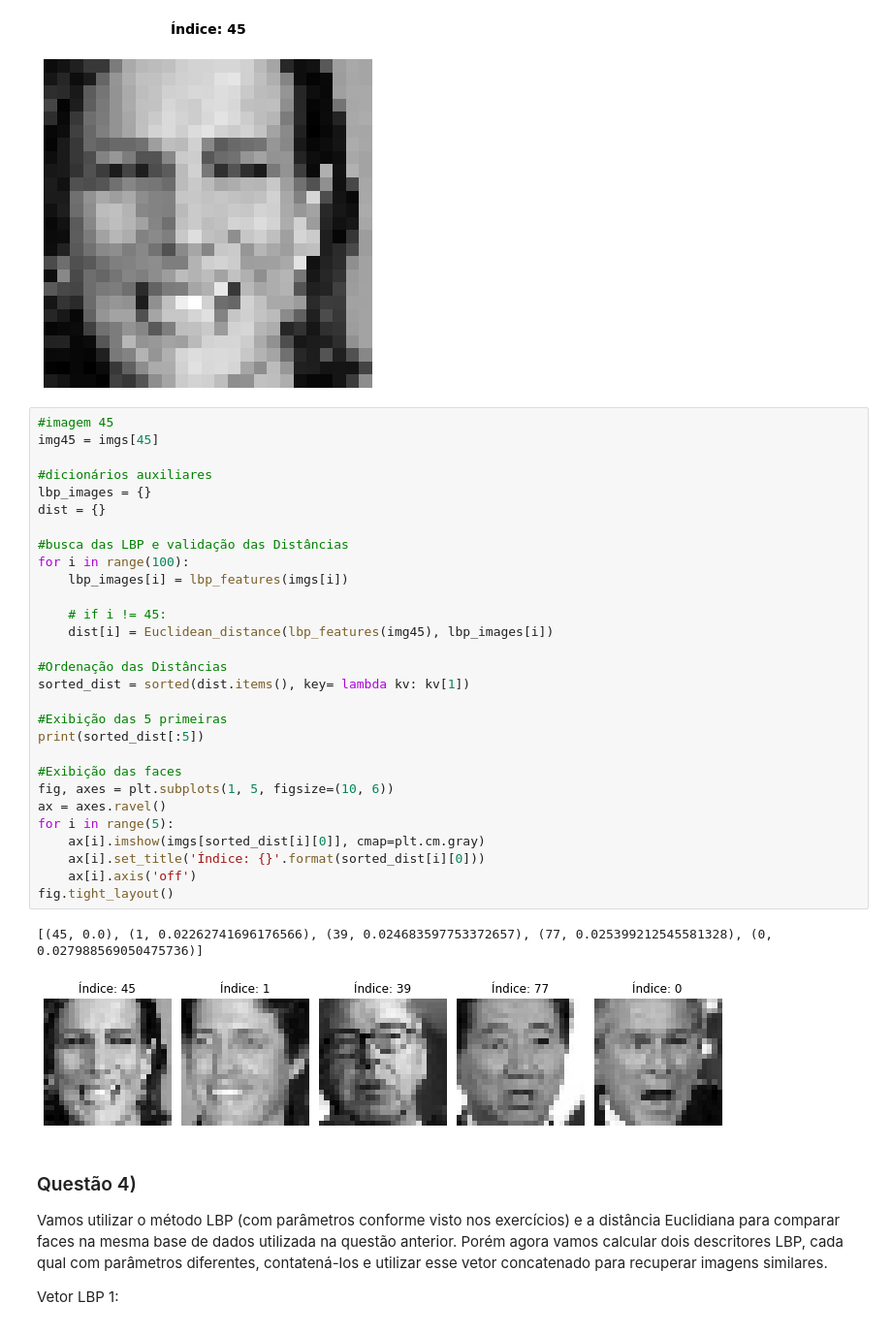
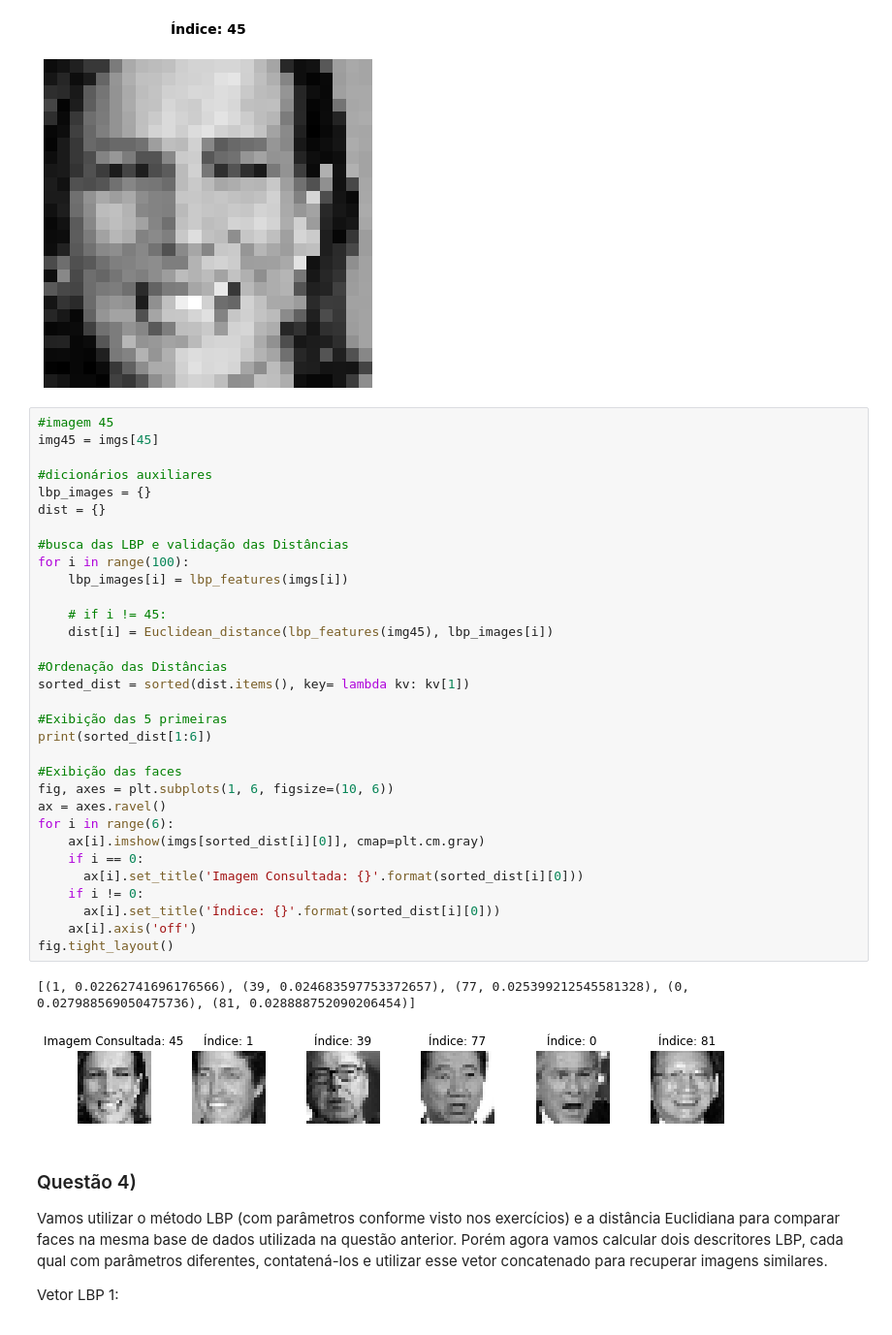
Before and after one commit to guilourenzo/mba-usp, a Jupyter notebook: TÉCNICAS AVANÇADAS DE CAPTURA E TRATAMENTO DE DADOS/AULA 7/TACTD 07 - Avaliacao.ipynb, the cells around one changed output. Shown at 97% size. Cells and saved outputs as stored; diff of their text form.

```diff
--- a/TÉCNICAS AVANÇADAS DE CAPTURA E TRATAMENTO DE DADOS/AULA 7/TACTD 07 - Avaliacao.ipynb
+++ b/TÉCNICAS AVANÇADAS DE CAPTURA E TRATAMENTO DE DADOS/AULA 7/TACTD 07 - Avaliacao.ipynb
@@ -273,35 +273,38 @@ plt.tight_layout()
 # %%
 #imagem 45
 img45 = imgs[45]
 
 #dicionários auxiliares
 lbp_images = {}
 dist = {}
 
 #busca das LBP e validação das Distâncias
 for i in range(100):
     lbp_images[i] = lbp_features(imgs[i])
 
     # if i != 45:
     dist[i] = Euclidean_distance(lbp_features(img45), lbp_images[i])
 
 #Ordenação das Distâncias
 sorted_dist = sorted(dist.items(), key= lambda kv: kv[1])
 
 #Exibição das 5 primeiras
-print(sorted_dist[:5])
+print(sorted_dist[1:6])
 
 #Exibição das faces
-fig, axes = plt.subplots(1, 5, figsize=(10, 6))
+fig, axes = plt.subplots(1, 6, figsize=(10, 6))
 ax = axes.ravel()
-for i in range(5):
+for i in range(6):
     ax[i].imshow(imgs[sorted_dist[i][0]], cmap=plt.cm.gray)
-    ax[i].set_title('Índice: {}'.format(sorted_dist[i][0]))
+    if i == 0:
+      ax[i].set_title('Imagem Consultada: {}'.format(sorted_dist[i][0]))
+    if i != 0:
+      ax[i].set_title('Índice: {}'.format(sorted_dist[i][0]))
     ax[i].axis('off')
 fig.tight_layout()
 # %% [output]
-[(45, 0.0), (1, 0.02262741696176566), (39, 0.024683597753372657), (77, 0.025399212545581328), (0, 0.027988569050475736)]
+[(1, 0.02262741696176566), (39, 0.024683597753372657), (77, 0.025399212545581328), (0, 0.027988569050475736), (81, 0.028888752090206454)]
-[figure, old version]
+[figure, new version]
 # %% [markdown]
 ### Questão 4)
 
```
Also changed, not shown: parts of 5 cells of this notebook.
